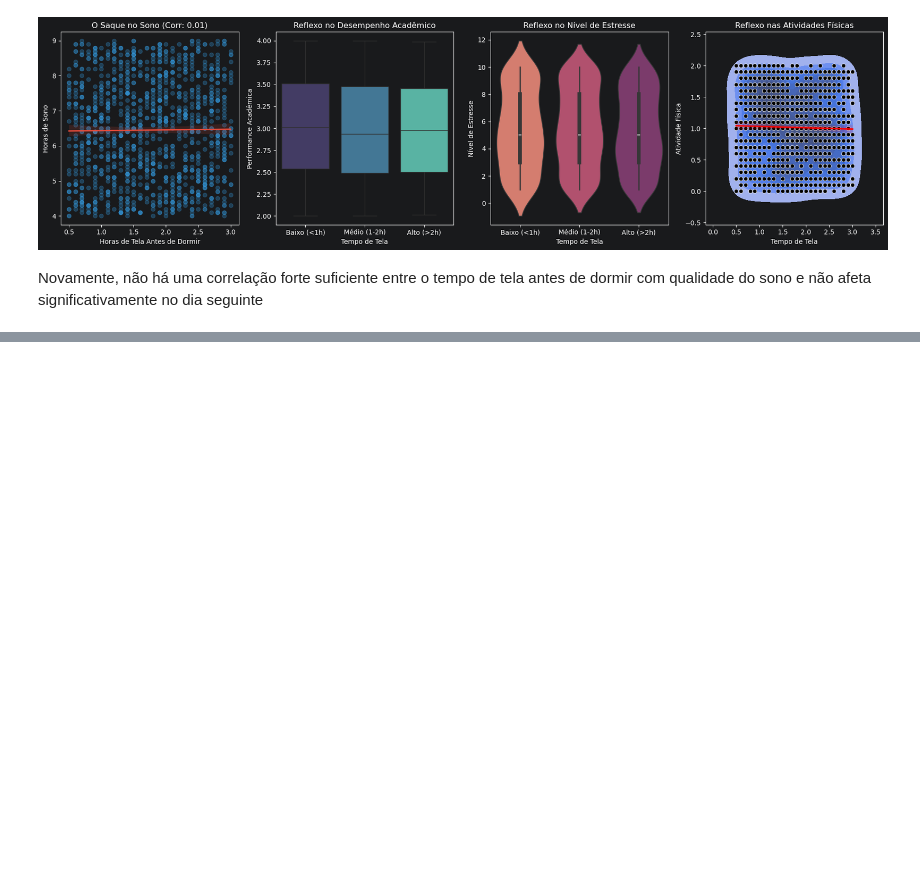
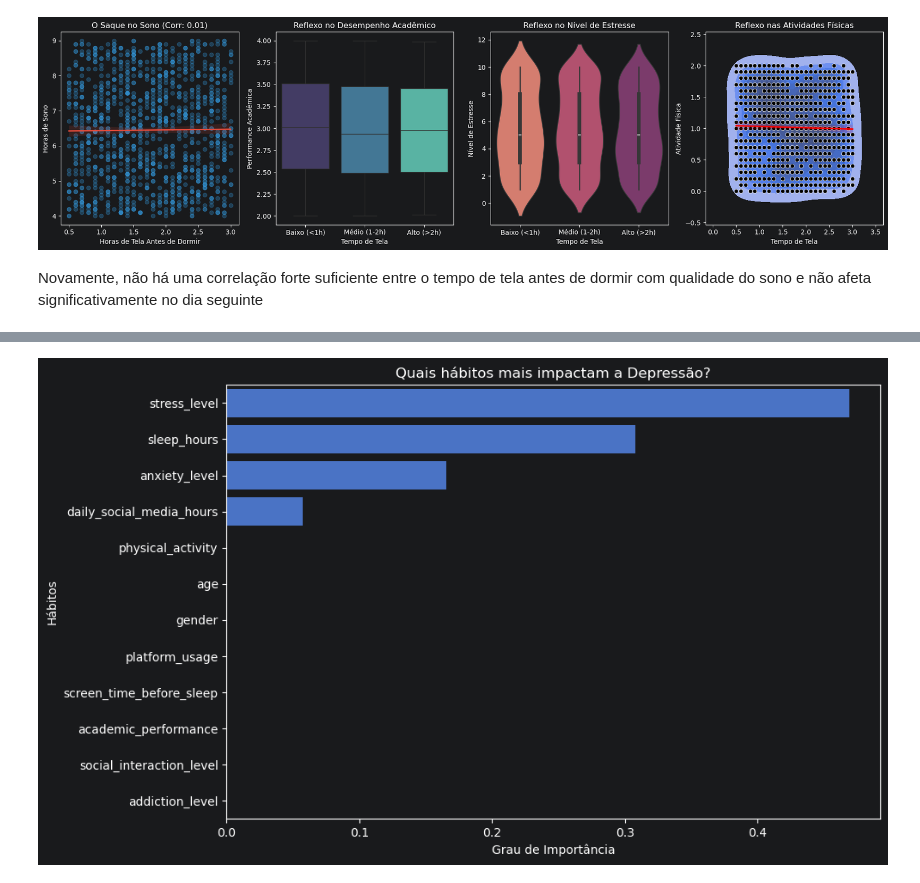
Before and after one commit to Danniells/Teenager_Menthal_Healy, a Jupyter notebook: random_forest.ipynb, the cells around one changed output, grey strips where cells are left out. Saved outputs shown, nothing was run; the diff lists cells and outputs as text; code cells hidden in the pictures; blank space fills up the shorter version.

Commit message:
Decision Tree + Random Forest

```diff
--- a/random_forest.ipynb
+++ b/random_forest.ipynb
@@ -179,0 +272,4 @@ Novamente, não há uma correlação forte suficiente entre o tempo de tela ante
+# %%
+df = pd.concat([df, depressao], axis=1)
+df.drop('depression_label', axis=1, inplace=True)
+df.head()
@@ -179,0 +283,9 @@ Novamente, não há uma correlação forte suficiente entre o tempo de tela ante
+# %%
+df = df.rename(columns={1: 'depressao'})
+
+X = df.drop('depressao', axis=1)
+y = df['depressao']
+
+X_encoded = pd.get_dummies(X, drop_first=True)  #transforma toda string em números
+
+X_train, X_test, y_train, y_test = train_test_split(X_encoded, y, test_size=0.25, random_state=42, stratify=y)
@@ -179,0 +294,6 @@ Novamente, não há uma correlação forte suficiente entre o tempo de tela ante
+# %%
+#class_weight='balanced' obriga o modelo a prestar atenção nos 2.5% de casos positivos
+tree = DecisionTreeClassifier(class_weight='balanced', random_state=42, max_depth=5)
+tree.fit(X_train, y_train)
+
+y_tree = tree.predict(X_test)
@@ -179,0 +315,15 @@ Novamente, não há uma correlação forte suficiente entre o tempo de tela ante
+# %%
+importancias = pd.DataFrame({
+    'Hábito': X_train.columns,
+    'Importancia': tree.feature_importances_
+}).sort_values(by='Importancia', ascending=False)
+# %%
+plt.figure(figsize=(10, 6))
+sns.barplot(x='Importancia', y='Hábito', data=importancias)
+plt.title('Quais hábitos mais impactam a Depressão?')
+plt.xlabel('Grau de Importância')
+plt.ylabel('Hábitos')
+plt.tight_layout()
+plt.show()
+# %% [output]
+[figure, added]
```
Also changed, not shown: parts of 25 cells of this notebook, 1 other file.
